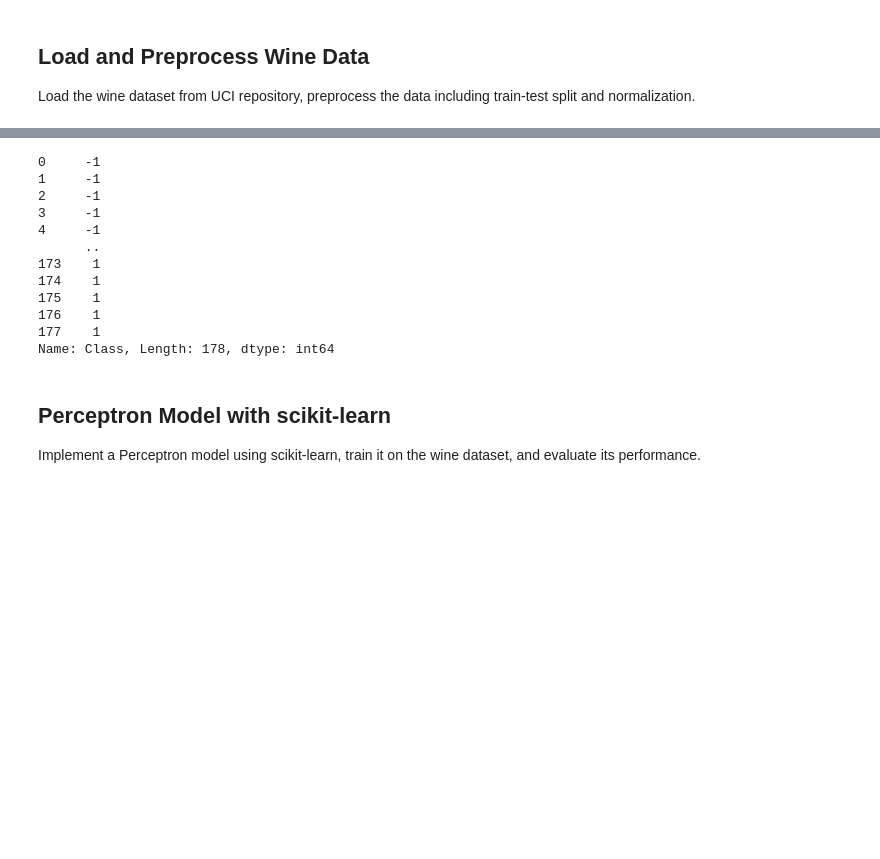
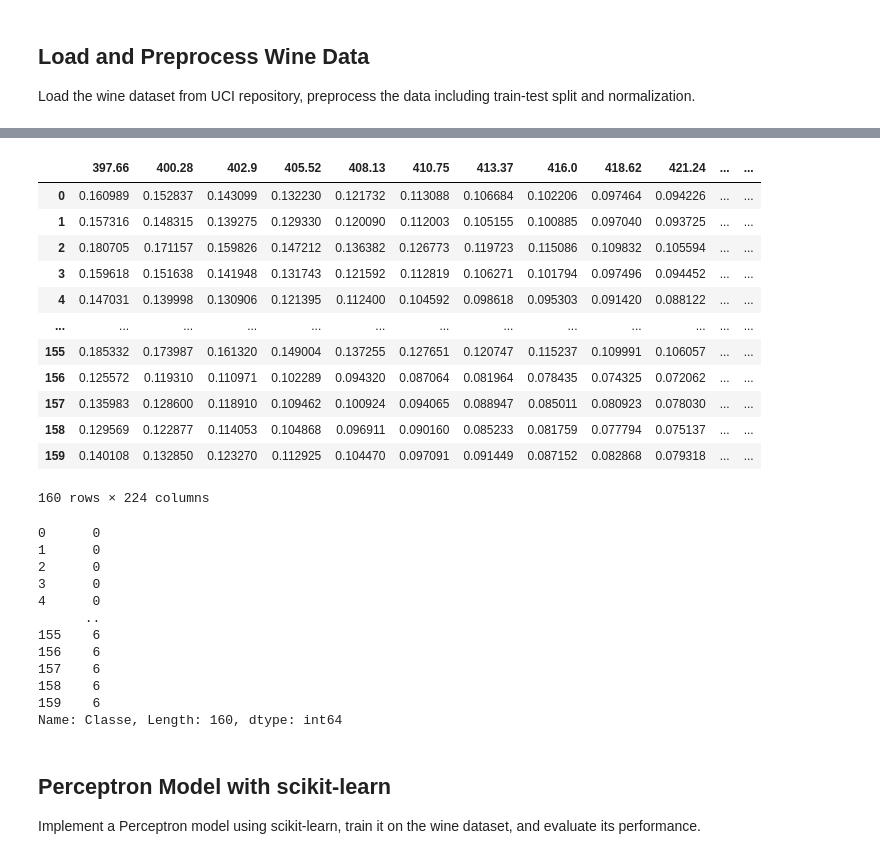
Before and after one commit to Lucieswart/DataManagerUE3_p1, a Jupyter notebook: docs/DeepLearning.ipynb, the cells around one changed output, grey strips where cells are left out. Drawn from its saved outputs; the diff is of its cells as text; code cells hidden in the pictures; blank space fills up the shorter version.

```diff
--- a/docs/DeepLearning.ipynb
+++ b/docs/DeepLearning.ipynb
@@ -482,23 +510,39 @@ wine_data.head()
 # %%
 # Split the data into features and labels
-X = wine_data.drop('Class', axis=1)
-y = wine_data['Class']
+X = wine_data.drop(['Classe', 'class'], axis=1)
+y = wine_data['Classe']
+X
+# %% [output]
+|  | 397.66 | 400.28 | 402.9 | 405.52 | 408.13 | 410.75 | 413.37 | 416.0 | 418.62 | 421.24 | ... | ... |
+| 0 | 0.160989 | 0.152837 | 0.143099 | 0.132230 | 0.121732 | 0.113088 | 0.106684 | 0.102206 | 0.097464 | 0.094226 | ... | ... |
+| 1 | 0.157316 | 0.148315 | 0.139275 | 0.129330 | 0.120090 | 0.112003 | 0.105155 | 0.100885 | 0.097040 | 0.093725 | ... | ... |
+| 2 | 0.180705 | 0.171157 | 0.159826 | 0.147212 | 0.136382 | 0.126773 | 0.119723 | 0.115086 | 0.109832 | 0.105594 | ... | ... |
+| 3 | 0.159618 | 0.151638 | 0.141948 | 0.131743 | 0.121592 | 0.112819 | 0.106271 | 0.101794 | 0.097496 | 0.094452 | ... | ... |
+| 4 | 0.147031 | 0.139998 | 0.130906 | 0.121395 | 0.112400 | 0.104592 | 0.098618 | 0.095303 | 0.091420 | 0.088122 | ... | ... |
+| ... | ... | ... | ... | ... | ... | ... | ... | ... | ... | ... | ... | ... |
+| 155 | 0.185332 | 0.173987 | 0.161320 | 0.149004 | 0.137255 | 0.127651 | 0.120747 | 0.115237 | 0.109991 | 0.106057 | ... | ... |
+| 156 | 0.125572 | 0.119310 | 0.110971 | 0.102289 | 0.094320 | 0.087064 | 0.081964 | 0.078435 | 0.074325 | 0.072062 | ... | ... |
+| 157 | 0.135983 | 0.128600 | 0.118910 | 0.109462 | 0.100924 | 0.094065 | 0.088947 | 0.085011 | 0.080923 | 0.078030 | ... | ... |
+| 158 | 0.129569 | 0.122877 | 0.114053 | 0.104868 | 0.096911 | 0.090160 | 0.085233 | 0.081759 | 0.077794 | 0.075137 | ... | ... |
+| 159 | 0.140108 | 0.132850 | 0.123270 | 0.112925 | 0.104470 | 0.097091 | 0.091449 | 0.087152 | 0.082868 | 0.079318 | ... | ... |
+160 rows × 224 columns
 # %%
 # Adjust class labels to be in the range [0, C-1]
 y = y - 1
+y
 # %% [output]
-0     -1
-1     -1
-2     -1
-3     -1
-4     -1
+0      0
+1      0
+2      0
+3      0
+4      0
       ..
-173    1
-174    1
-175    1
-176    1
-177    1
-Name: Class, Length: 178, dtype: int64
+155    6
+156    6
+157    6
+158    6
+159    6
+Name: Classe, Length: 160, dtype: int64
 # %%
 # Split the data into training and testing sets
 X_train, X_test, y_train, y_test = train_test_split(X, y, test_size=0.3, random_state=42, stratify=y)
```
Also changed, not shown: parts of 15 cells of this notebook.
